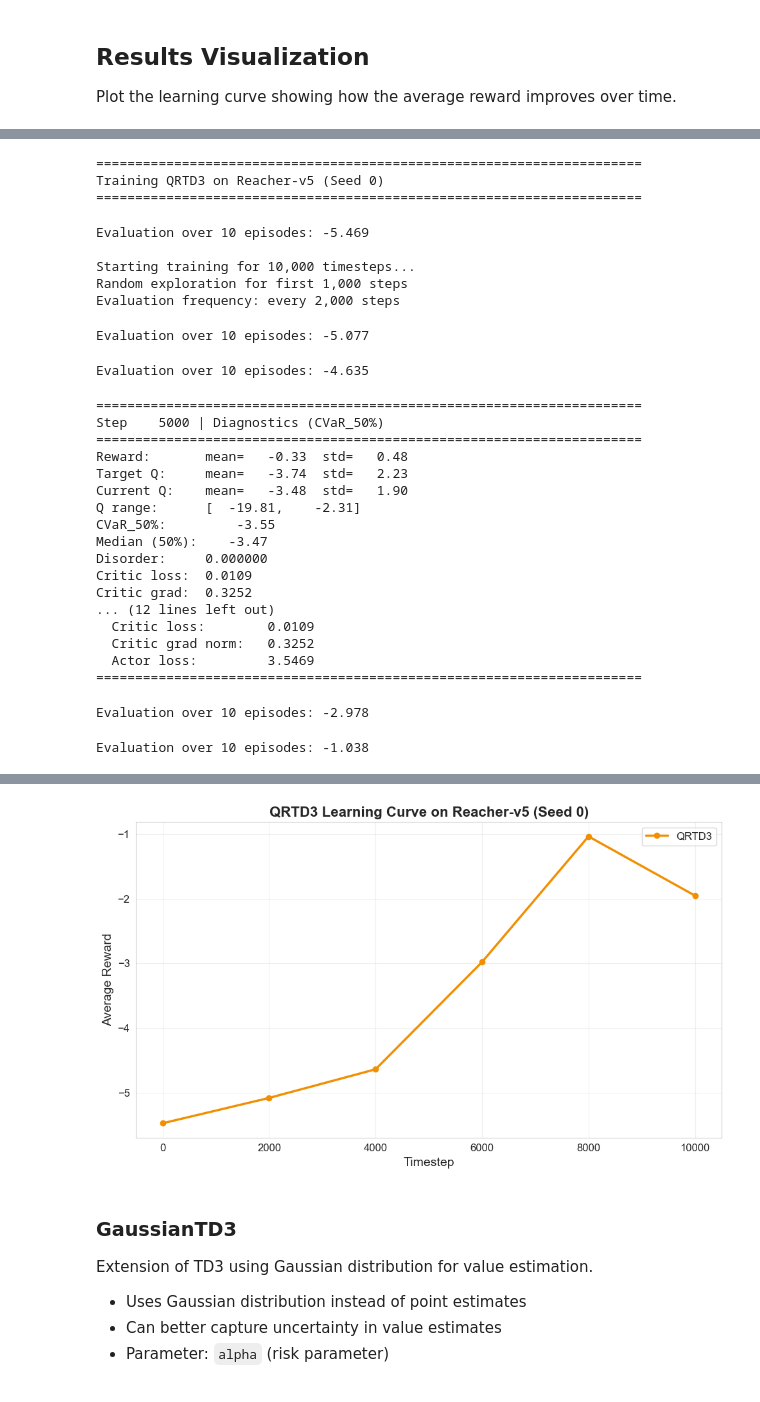
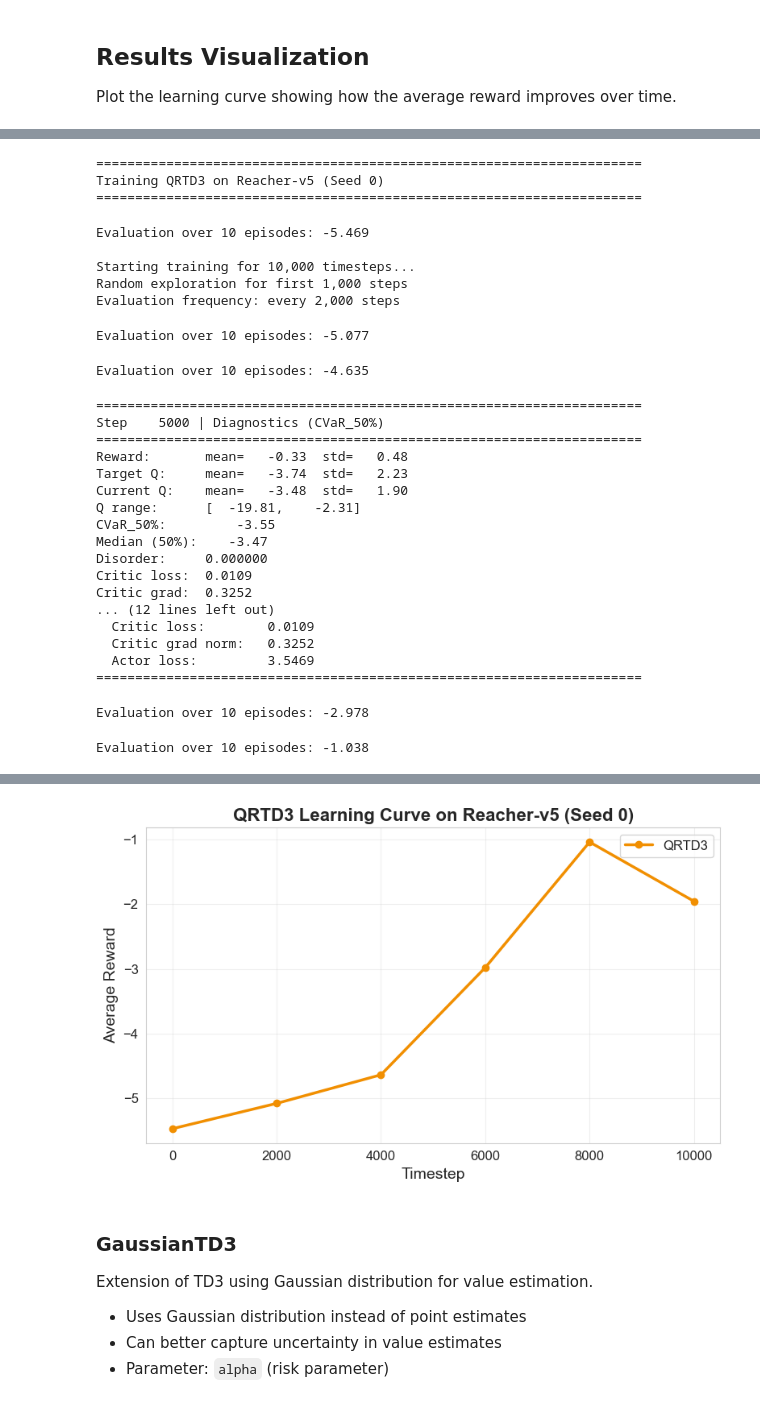
Before and after one commit to anantgupta2/DRL_Group2_DDPG_TD3, a Jupyter notebook: algorithm_comparison.ipynb, the cells around one changed output, grey strips where cells are left out. Drawn from its saved outputs; the diff is of its cells as text; code cells hidden in the pictures.

```diff
--- a/algorithm_comparison.ipynb
+++ b/algorithm_comparison.ipynb
@@ -474,7 +474,7 @@ qrtd3_evaluations, qrtd3_timesteps = train_algorithm(
 all_results["QRTD3"] = {"evaluations": qrtd3_evaluations, "timesteps": qrtd3_timesteps}
 
 # Plot QRTD3 learning curve
-plt.figure(figsize=(10, 6))
+plt.figure(figsize=(8, 5))
 plt.plot(qrtd3_timesteps, qrtd3_evaluations, marker='o', linewidth=2.5, markersize=6, label="QRTD3", color='#F18F01')
 plt.xlabel('Timestep', fontsize=14)
 plt.ylabel('Average Reward', fontsize=14)
@@ -521,8 +521,8 @@ Training time: 00:00:53
 Initial reward: -5.469
 Final reward: -1.953
 Improvement: 3.516
 ======================================================================
-[figure, old version]
+[figure, new version]
 # %% [markdown]
 ### GaussianTD3
 
```
Also changed, not shown: parts of 6 cells of this notebook, 1 other file.
